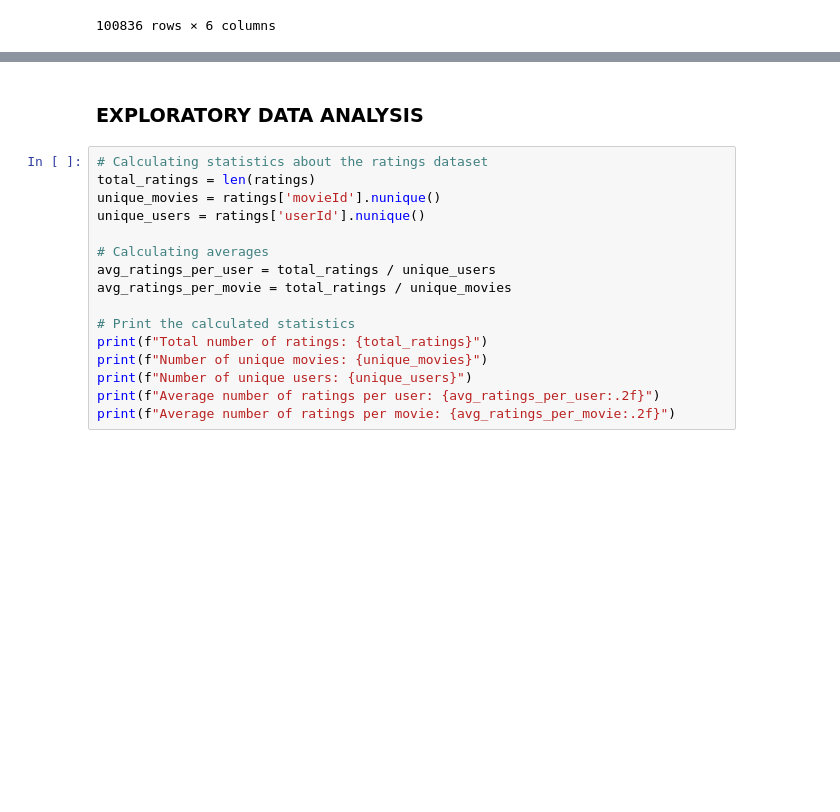
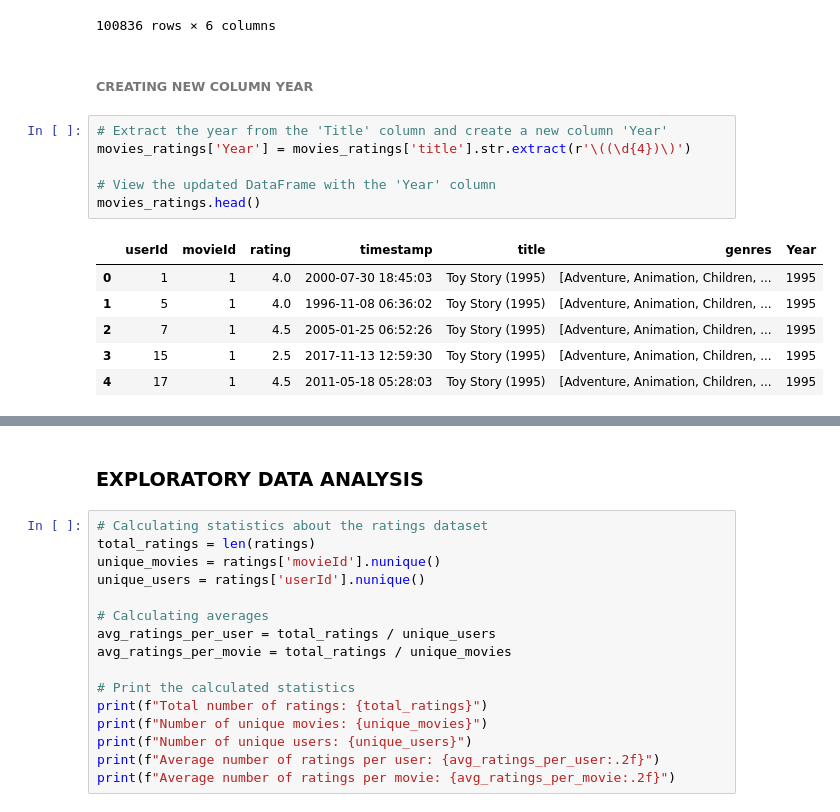
Before and after one commit to MercyKiragu/Dsc-Phase-4-project-group-2, a Jupyter notebook: notebook.ipynb, the cells around one changed output, grey strips where cells are left out. Drawn from its saved outputs; the diff is of its cells as text; blank space fills up the shorter version.

```diff
--- a/notebook.ipynb
+++ b/notebook.ipynb
@@ -325,3 +325,18 @@ movies_ratings
 | 100834 | 610 | 163937 | 3.5 | 2017-05-03 21:59:49 | Blair Witch (2016) | [Horror, Thriller] |
 | 100835 | 610 | 163981 | 3.5 | 2017-05-03 22:22:35 | 31 (2016) | [Horror] |
 100836 rows × 6 columns
+# %% [markdown]
+###### CREATING NEW COLUMN YEAR
+# %%
+# Extract the year from the 'Title' column and create a new column 'Year'
+movies_ratings['Year'] = movies_ratings['title'].str.extract(r'\((\d{4})\)')
+
+# View the updated DataFrame with the 'Year' column
+movies_ratings.head()
+# %% [output]
+|  | userId | movieId | rating | timestamp | title | genres | Year |
+| 0 | 1 | 1 | 4.0 | 2000-07-30 18:45:03 | Toy Story (1995) | [Adventure, Animation, Children, ... | 1995 |
+| 1 | 5 | 1 | 4.0 | 1996-11-08 06:36:02 | Toy Story (1995) | [Adventure, Animation, Children, ... | 1995 |
+| 2 | 7 | 1 | 4.5 | 2005-01-25 06:52:26 | Toy Story (1995) | [Adventure, Animation, Children, ... | 1995 |
+| 3 | 15 | 1 | 2.5 | 2017-11-13 12:59:30 | Toy Story (1995) | [Adventure, Animation, Children, ... | 1995 |
+| 4 | 17 | 1 | 4.5 | 2011-05-18 05:28:03 | Toy Story (1995) | [Adventure, Animation, Children, ... | 1995 |
```
Also changed, not shown: parts of 5 cells of this notebook.
